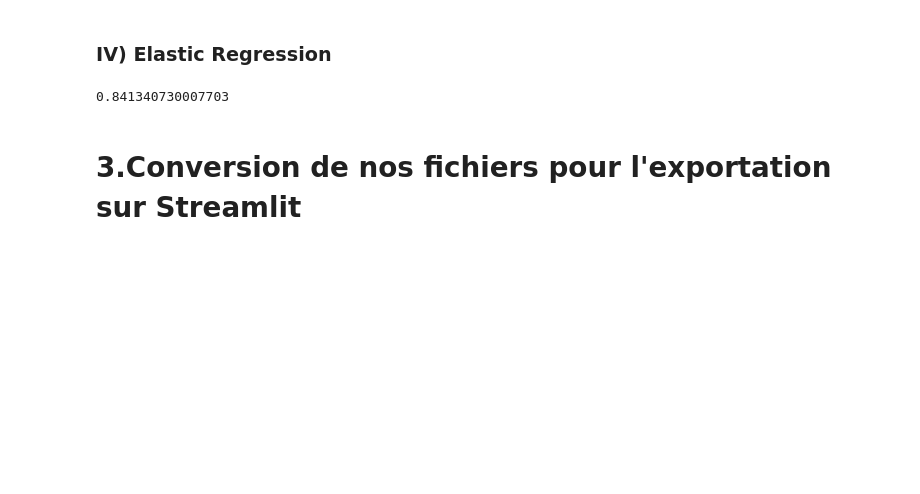
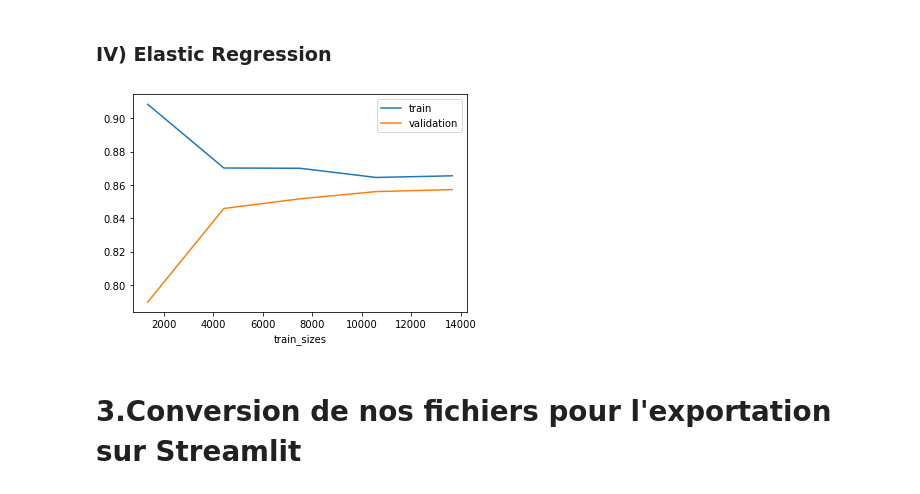
Before and after one commit to JynMoriarty/Analysis, a Jupyter notebook: modelisation.ipynb, the cells around one changed output. Saved outputs shown, nothing was run; the diff lists cells and outputs as text; code cells hidden in the pictures; blank space fills up the shorter version.

```diff
--- a/modelisation.ipynb
+++ b/modelisation.ipynb
@@ -149,9 +195,15 @@ R_pipeline.score(X_test,y_test)
 # %%
 eN_pipeline= make_pipeline(preprocessor,ElasticNet(random_state=0,alpha=0.0001))
 eN_pipeline.fit(X_train,y_train)
 eN_pipeline.score(X_test, y_test)
+z =learning_curve(lr_pipeline,X_train,y_train,return_times=True)
+plt.plot(z[0], z[1].mean(axis=1), label='train')
+plt.plot(z[0], z[2].mean(axis=1), label='validation')
+plt.xlabel('train_sizes')
+plt.legend()
+plt.show()
 # %% [output]
-0.841340730007703
+[figure, added]
 # %% [markdown]
 # 3.Conversion de nos fichiers pour l'exportation sur Streamlit
 # %%
```
Also changed, not shown: parts of 13 cells of this notebook, 7 other files.
